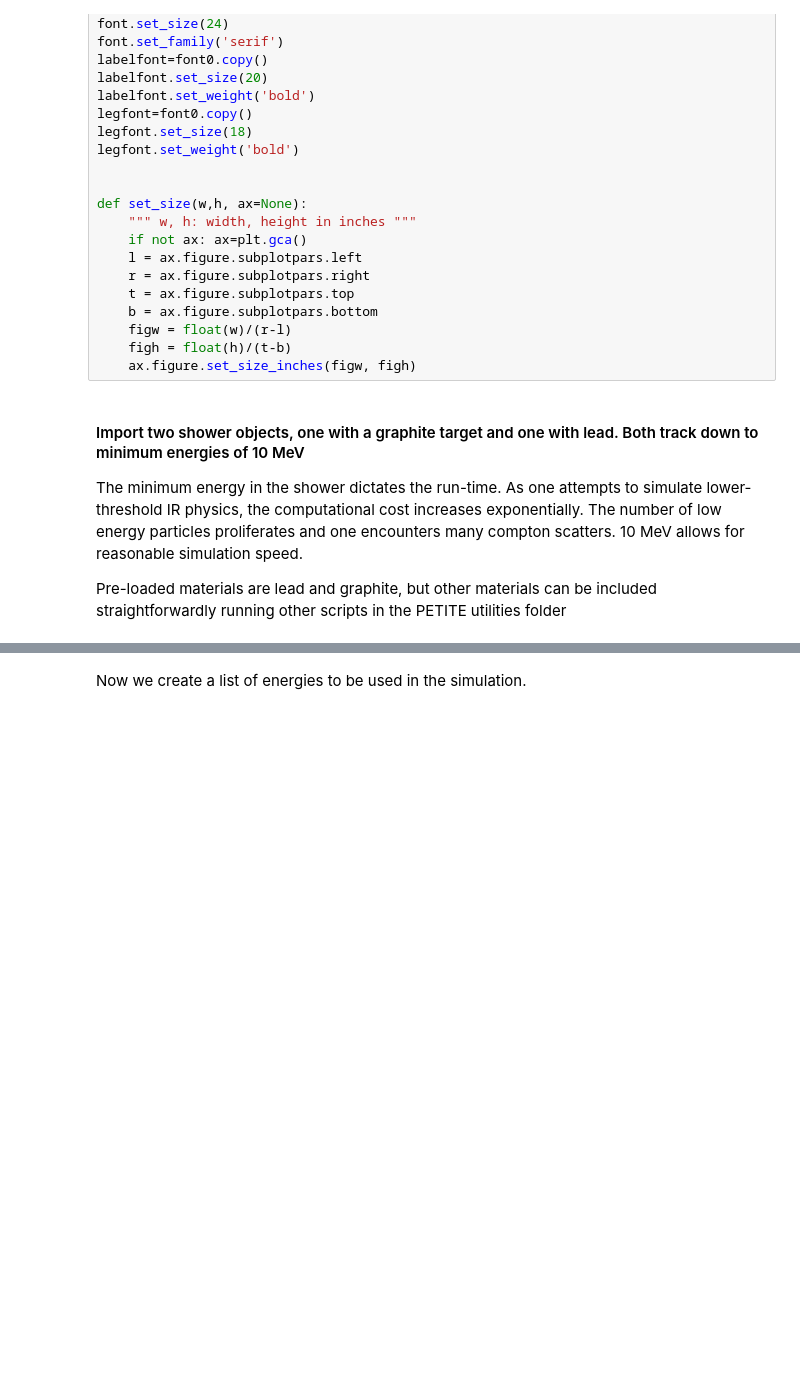
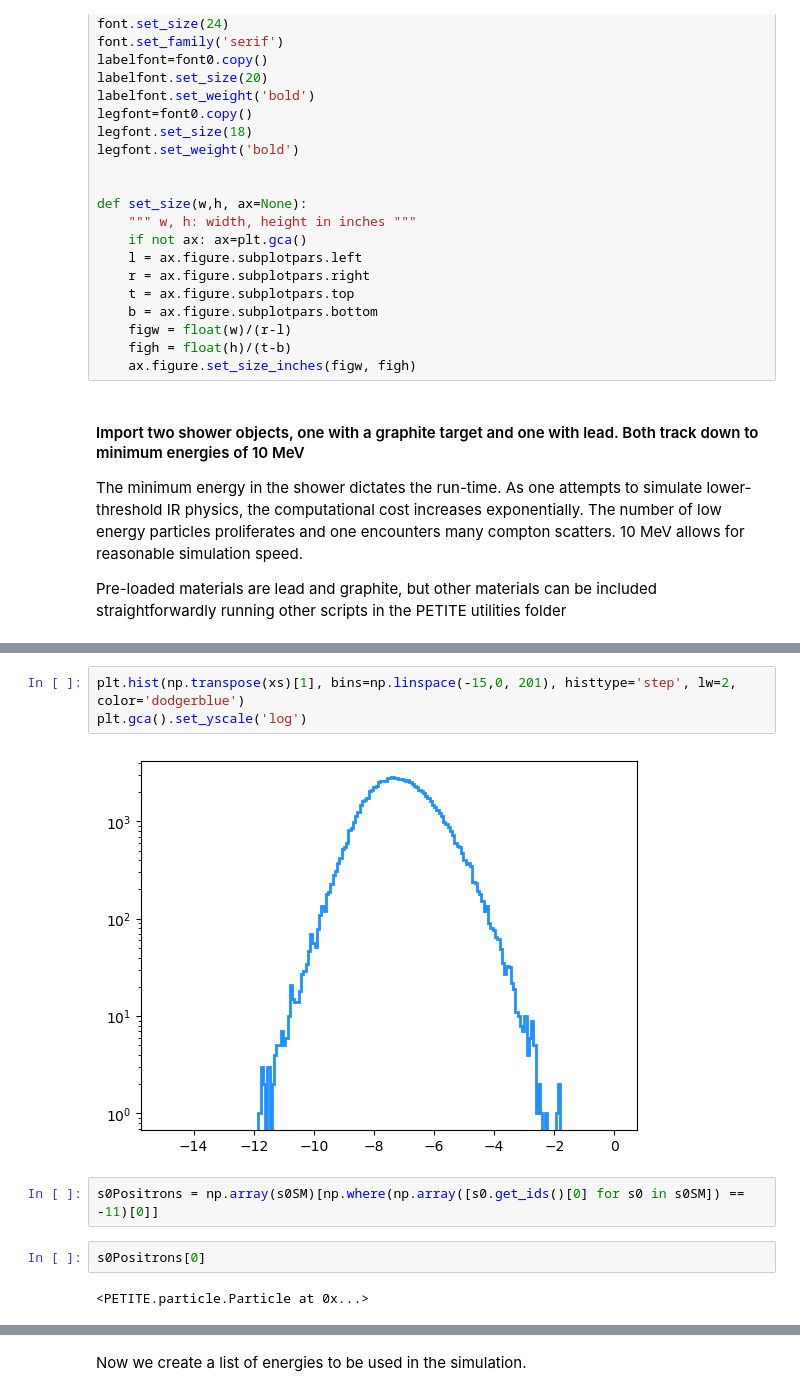
Before and after one commit to kjkellyphys/PETITE, a Jupyter notebook: examples/PETITE_DarkShower.ipynb, the cells around one changed output, grey strips where cells are left out. Drawn from its saved outputs; the diff is of its cells as text; blank space fills up the shorter version.

```diff
--- a/examples/PETITE_DarkShower.ipynb
+++ b/examples/PETITE_DarkShower.ipynb
@@ -97,0 +147,11 @@ TypeError: 'float' object is not iterable
+# %%
+plt.hist(np.transpose(xs)[1], bins=np.linspace(-15,0, 201), histtype='step', lw=2, color='dodgerblue')
+plt.gca().set_yscale('log')
+# %% [output]
+[figure, added]
+# %%
+s0Positrons = np.array(s0SM)[np.where(np.array([s0.get_ids()[0] for s0 in s0SM]) == -11)[0]]
+# %%
+s0Positrons[0]
+# %% [output]
+<PETITE.particle.Particle at 0x...>
```
Also changed, not shown: parts of 68 cells of this notebook, 6 other files.
